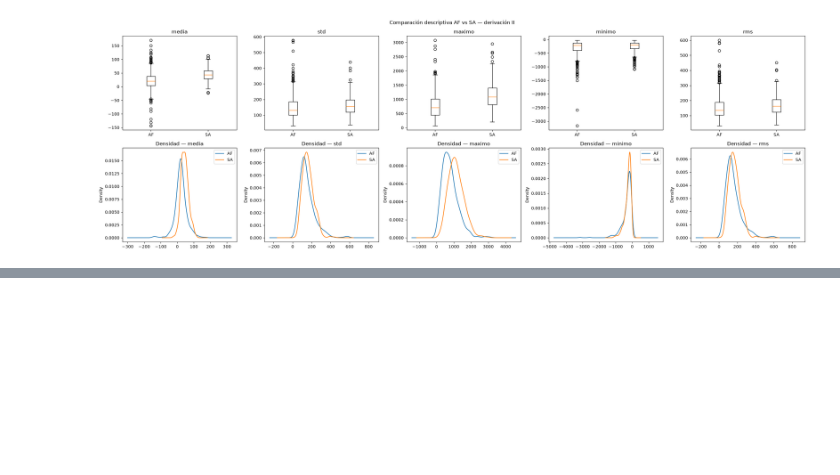
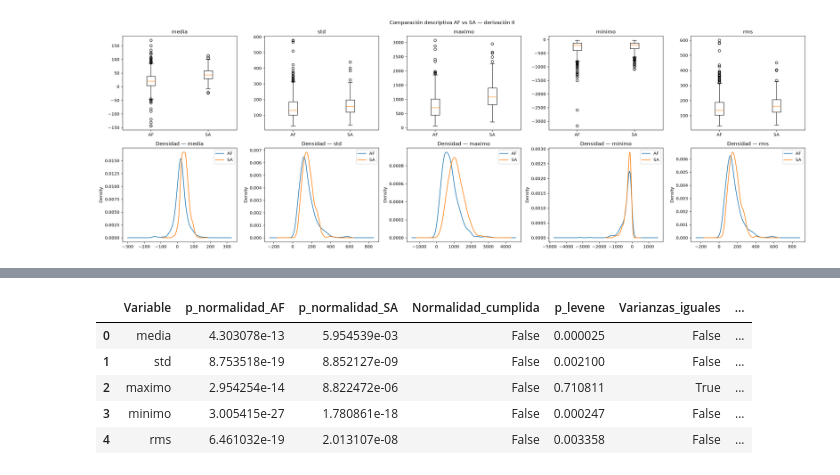
Before and after one commit to valentinamoralese/Biose-ales-Valentina-Morales-Paula-Garcia, a Jupyter notebook: Practica2_SegundaParte_Vale_Paula.ipynb, the cells around one changed output, grey strips where cells are left out. Drawn from its saved outputs; the diff is of its cells as text; code cells hidden in the pictures; blank space fills up the shorter version.

```diff
--- a/Practica2_SegundaParte_Vale_Paula.ipynb
+++ b/Practica2_SegundaParte_Vale_Paula.ipynb
@@ -372,0 +436,74 @@ Analisis
+# %%
+def comparar_grupos(g1, g2, n1, n2, alpha=0.05):
+    print("=" * 62)
+    print(f"COMPARACIÓN: {n1} vs {n2}")
+    print("=" * 62)
+    print(f"{n1}: n = {len(g1):4d} | media = {np.mean(g1):8.2f} | var = {np.var(g1, ddof=1):10.2f}")
+    print(f"{n2}: n = {len(g2):4d} | media = {np.mean(g2):8.2f} | var = {np.var(g2, ddof=1):10.2f}")
+
+    # Supuesto 1: Normalidad (Shapiro-Wilk sobre cada grupo)
+    # H0: la muestra proviene de una distribución normal
+    W1, p1 = stats.shapiro(g1)
+    W2, p2 = stats.shapiro(g2)
+    print("\n1) NORMALIDAD (Shapiro-Wilk)")
+    print(f"   {n1}: W = {W1:.4f}, p = {p1:.3e}  ->  {'normal' if p1 > alpha else 'NO normal'}")
+    print(f"   {n2}: W = {W2:.4f}, p = {p2:.3e}  ->  {'normal' if p2 > alpha else 'NO normal'}")
+    normalidad = (p1 > alpha) and (p2 > alpha)
+
+    # Supuesto 2: Independencia
+    print("\n2) INDEPENDENCIA")
+    print("   Se asume por diseño: son sujetos distintos, cada uno con un único registro.")
+
+    # Supuesto 3: Homocedasticidad (Levene)
+    # H0: las varianzas de los dos grupos son iguales
+    L, pL = stats.levene(g1, g2, center="median")
+    print("\n3) HOMOCEDASTICIDAD (Levene)")
+    print(f"   W = {L:.4f}, p = {pL:.4f}  ->  {'varianzas iguales' if pL > alpha else 'VARIANZAS DIFERENTES'}")
+    homoced = pL > alpha
+
+    # Prueba t
+    # H0: las medias de los dos grupos son iguales
+    tstat, pt = stats.ttest_ind(g1, g2, equal_var=homoced)
+    tipo = "Student (equal_var=True)" if homoced else "Welch (equal_var=False)"
+    print(f"\n4) PRUEBA t - {tipo}")
+    print(f"   t = {tstat:.4f}, p = {pt:.4f}  ->  {'NO hay diferencia significativa' if pt > alpha else 'SÍ hay diferencia significativa'}")
+
+    # Tamaño del efecto: mide la MAGNITUD de la diferencia, no solo si existe
+    sp = np.sqrt(((len(g1)-1)*np.var(g1, ddof=1) + (len(g2)-1)*np.var(g2, ddof=1)) / (len(g1)+len(g2)-2))
+    d = (np.mean(g1) - np.mean(g2)) / sp
+    print(f"   Tamaño del efecto (d de Cohen) = {d:.4f}  ->  {'pequeño' if abs(d) < 0.5 else 'moderado/grande'}")
+
+    resultado = {
+        "Variable": None,  # se completa al llamar la función
+        "p_normalidad_AF": p1, "p_normalidad_SA": p2, "Normalidad_cumplida": normalidad,
+        "p_levene": pL, "Varianzas_iguales": homoced,
+        "Prueba_usada": tipo, "Estadistico": tstat, "p_valor": pt,
+        "Diferencia_significativa (p<0.05)": pt < alpha,
+        "Cohen_d": d,
+    }
+
+    # Alternativa no paramétrica si falla la normalidad
+    if not normalidad:
+        # H0: las dos muestras provienen de la misma distribución
+        U, pu = stats.mannwhitneyu(g1, g2, alternative="two-sided")
+        print("\n5) NO SE CUMPLE NORMALIDAD -> PRUEBA U DE MANN-WHITNEY")
+        print(f"   U = {U:.1f}, p = {pu:.4f}  ->  {'NO hay diferencia significativa' if pu > alpha else 'SÍ hay diferencia significativa'}")
+        resultado["Prueba_usada"] = "U de Mann-Whitney (no paramétrica)"
+        resultado["Estadistico"] = U
+        resultado["p_valor"] = pu
+        resultado["Diferencia_significativa (p<0.05)"] = pu < alpha
+    print()
+    return resultado
+
+
+resultados = []
+for var in variables:
+    g1 = df_stats[df_stats["Rhythm"] == grupo_a][var].dropna()
+    g2 = df_stats[df_stats["Rhythm"] == grupo_b][var].dropna()
+    r = comparar_grupos(g1, g2, grupo_a, grupo_b)
+    r["Variable"] = var
+    resultados.append(r)
+
+tabla_resultados = pd.DataFrame(resultados)
+tabla_resultados
+# %% [output]
@@ -372,0 +527,6 @@ Analisis
+|  | Variable | p_normalidad_AF | p_normalidad_SA | Normalidad_cumplida | p_levene | Varianzas_iguales | ... |
+| 0 | media | 4.303078e-13 | 5.954539e-03 | False | 0.000025 | False | ... |
+| 1 | std | 8.753518e-19 | 8.852127e-09 | False | 0.002100 | False | ... |
+| 2 | maximo | 2.954254e-14 | 8.822472e-06 | False | 0.710811 | True | ... |
+| 3 | minimo | 3.005415e-27 | 1.780861e-18 | False | 0.000247 | False | ... |
+| 4 | rms | 6.461032e-19 | 2.013107e-08 | False | 0.003358 | False | ... |
```
Also changed, not shown: parts of 7 cells of this notebook.
